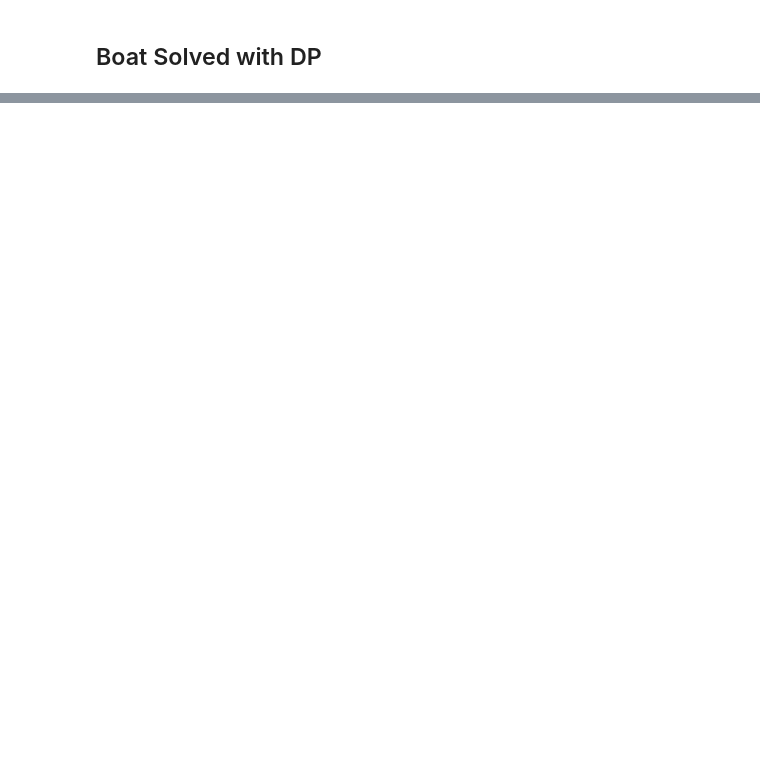
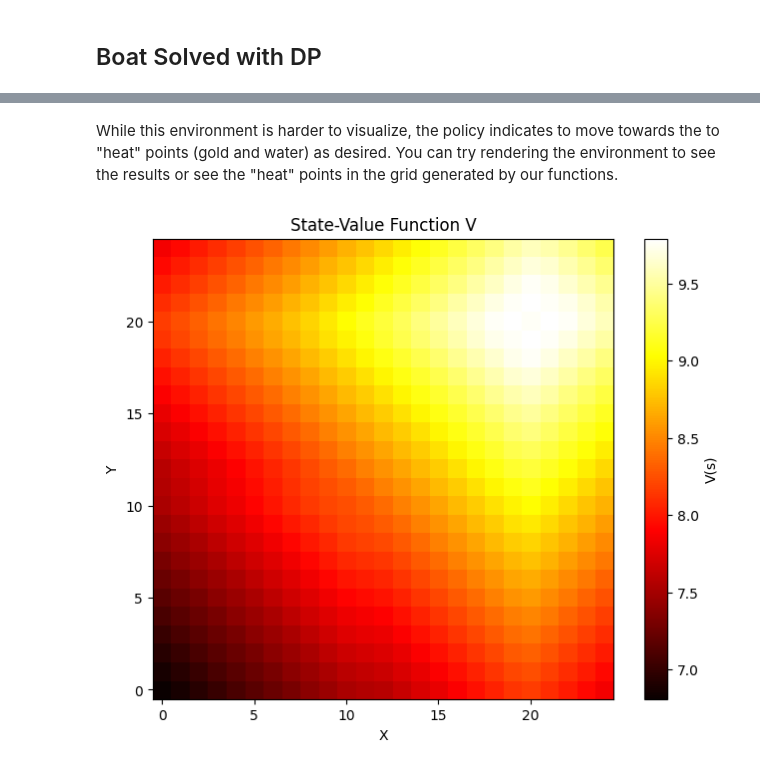
Before and after one commit to jbrismor/Hw-2_RL, a Jupyter notebook: testing.ipynb, the cells around one changed output, grey strips where cells are left out. Saved outputs shown, nothing was run; the diff lists cells and outputs as text; code cells hidden in the pictures; blank space fills up the shorter version.

```diff
--- a/testing.ipynb
+++ b/testing.ipynb
@@ -291,0 +313,17 @@ Final policy for GeosearchEnv: {443: 1, 418: 1, 417: 3, 416: 0, 415: 0, 414: 0,
+# %% [markdown]
+While this environment is harder to visualize, the policy indicates to move towards the to "heat" points (gold and water) as desired. You can try rendering the environment to see the results or see the "heat" points in the grid generated by our functions.
+# %%
+# Reshape V into grid form
+V_grid = V.reshape((env.grid_size, env.grid_size))
+
+# Plot the State-Value Function as a heatmap
+plt.figure(figsize=(8, 6))
+plt.imshow(V_grid, cmap='hot', interpolation='nearest')
+plt.colorbar(label='V(s)')
+plt.title('State-Value Function V')
+plt.xlabel('X')
+plt.ylabel('Y')
+plt.gca().invert_yaxis()
+plt.show()
+# %% [output]
+[figure, added]
```
Also changed, not shown: parts of 84 cells of this notebook, 14 other files.
